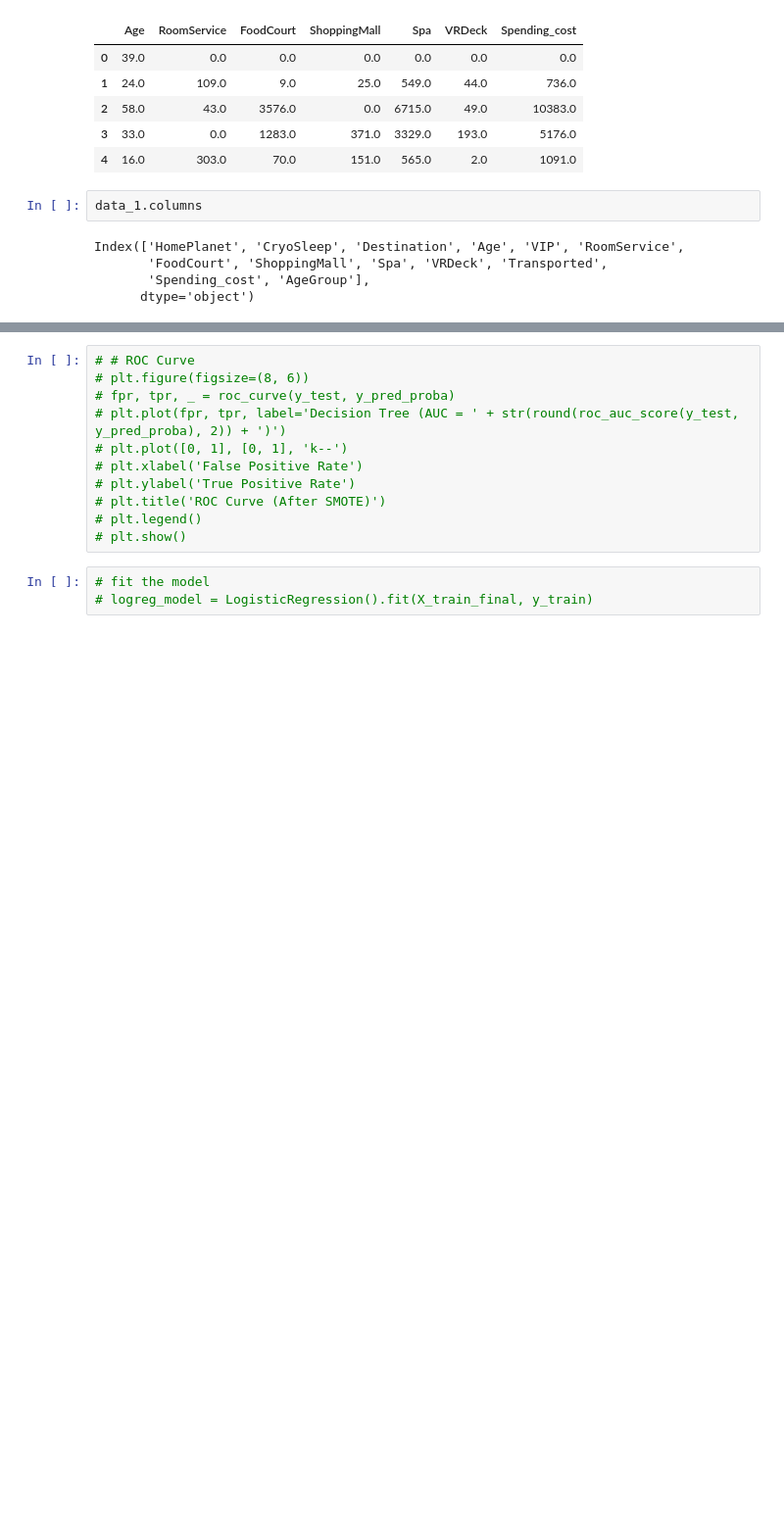
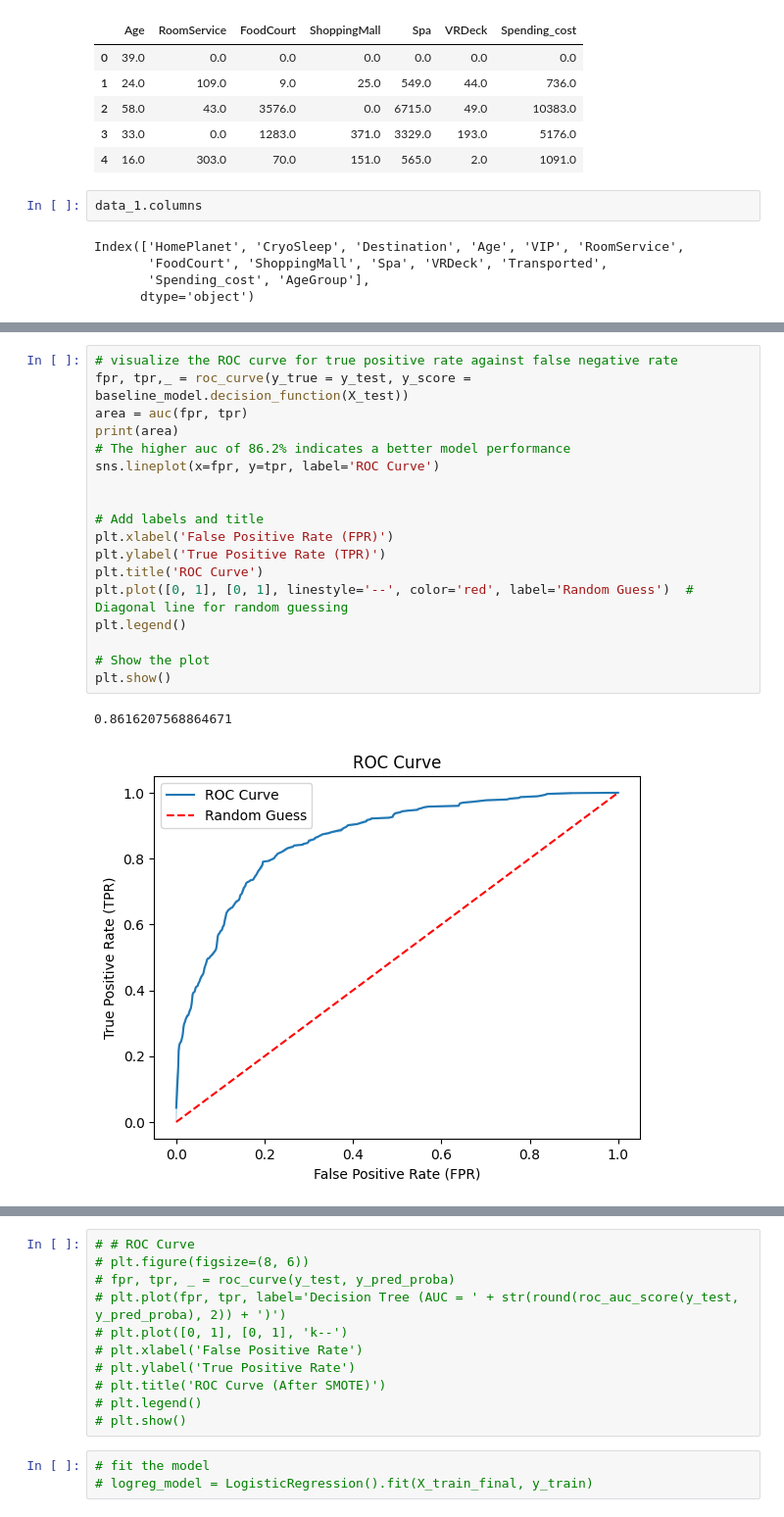
Before and after one commit to mikabenson/Space_ship-project, a Jupyter notebook: space_data.ipynb, the cells around one changed output, grey strips where cells are left out. Shown at 98% size. Saved outputs shown, nothing was run; the diff lists cells and outputs as text; blank space fills up the shorter version.

```diff
--- a/space_data.ipynb
+++ b/space_data.ipynb
@@ -572,0 +431,21 @@ X_train_final.head()
+# %%
+# visualize the ROC curve for true positive rate against false negative rate
+fpr, tpr,_ = roc_curve(y_true = y_test, y_score = baseline_model.decision_function(X_test))
+area = auc(fpr, tpr)
+print(area)
+# The higher auc of 86.2% indicates a better model performance
+sns.lineplot(x=fpr, y=tpr, label='ROC Curve')
+
+
+# Add labels and title
+plt.xlabel('False Positive Rate (FPR)')
+plt.ylabel('True Positive Rate (TPR)')
+plt.title('ROC Curve')
+plt.plot([0, 1], [0, 1], linestyle='--', color='red', label='Random Guess')  # Diagonal line for random guessing
+plt.legend()
+
+# Show the plot
+plt.show()
+# %% [output]
+0.8616207568864671
+[figure, added]
```
Also changed, not shown: parts of 55 cells of this notebook, 3 other files.
